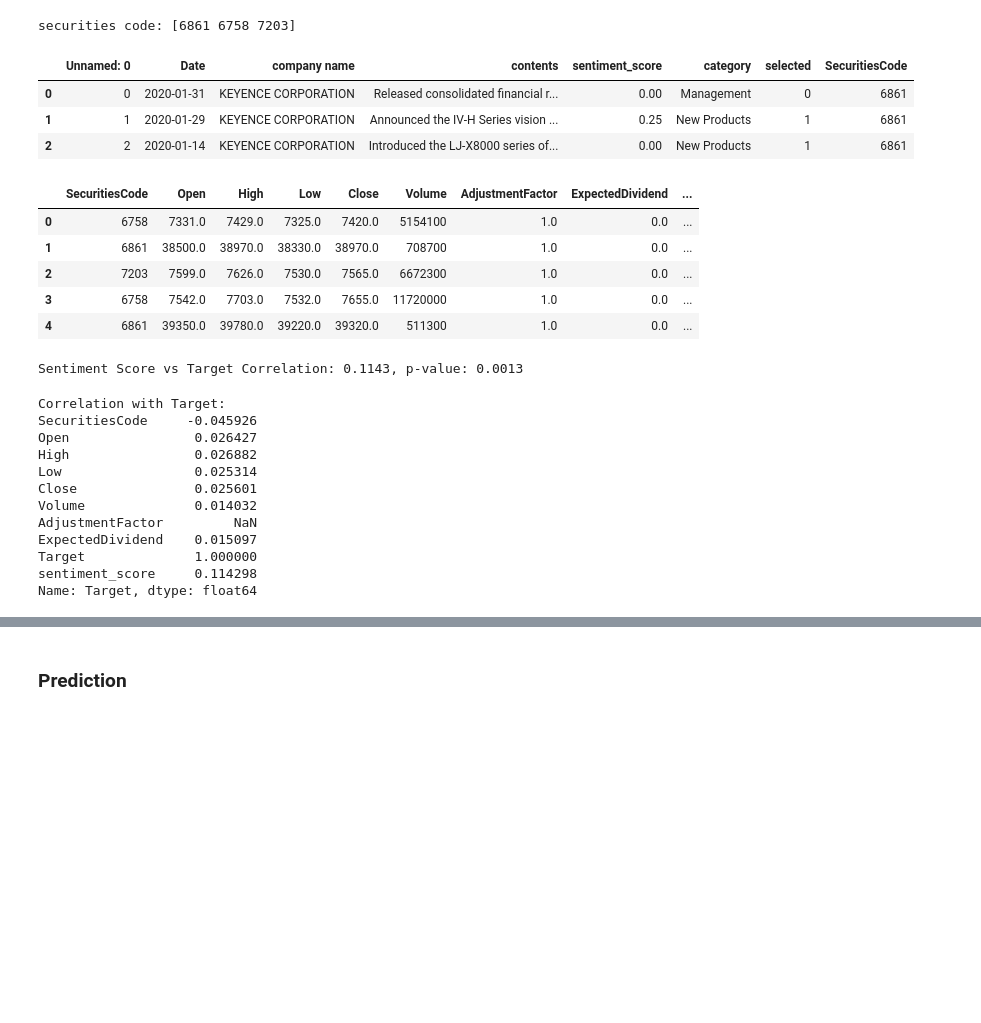
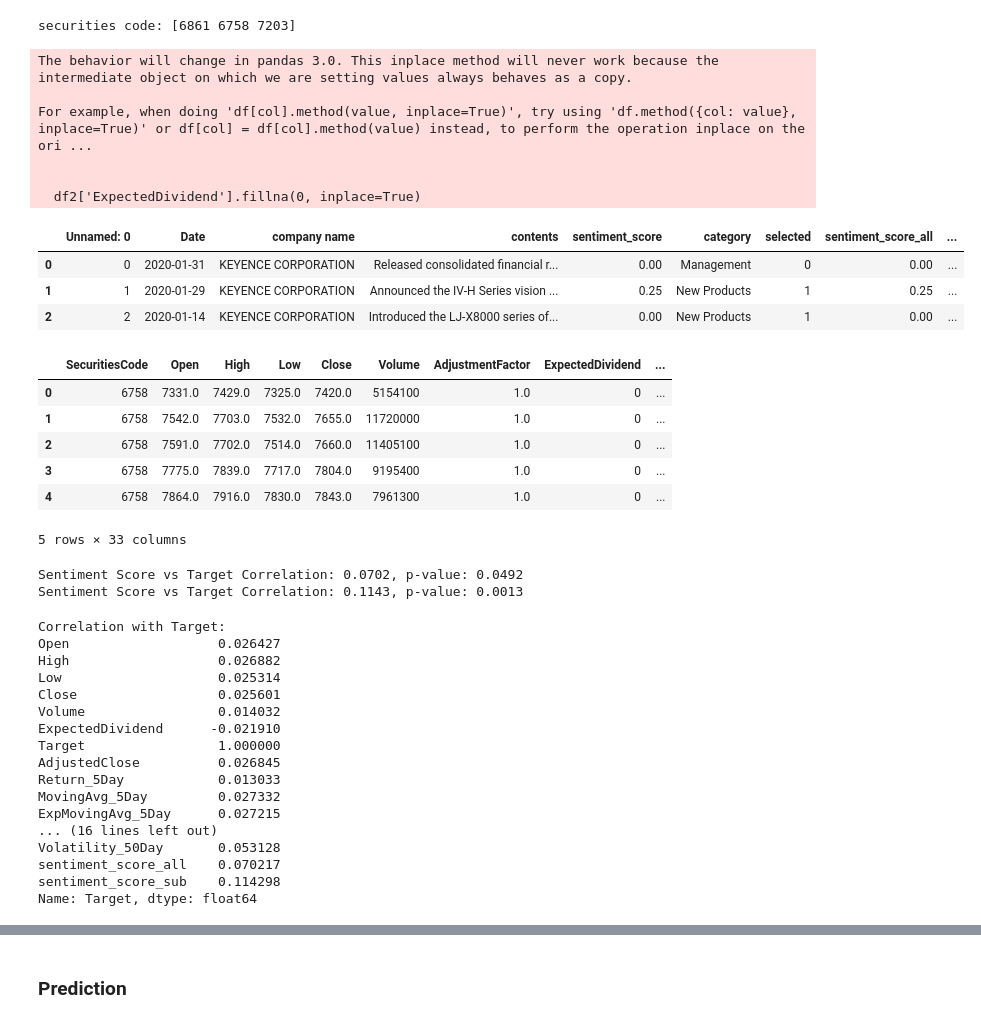
Before and after one commit to Minghui-Wu/545Project, a Jupyter notebook: news_analysis/evaluate.ipynb, the cells around one changed output, grey strips where cells are left out. Drawn from its saved outputs; the diff is of its cells as text; code cells hidden in the pictures; blank space fills up the shorter version.

```diff
--- a/news_analysis/evaluate.ipynb
+++ b/news_analysis/evaluate.ipynb
@@ -11,53 +13,72 @@ from sklearn.metrics import mean_squared_error
 # %%
 df1 = pd.read_csv('output_with_sentiment_class.csv')
 selected_types = ['Earnings', 'New Products']
 df1['selected'] = df1['category'].apply(lambda x: 1 if x in selected_types else 0)
-df1['sentiment_score'] *= df1['selected']
 
-df2 = pd.read_csv('../input/jpx-tokyo-stock-exchange-prediction/train_files/stock_prices.csv')
+df1['sentiment_score_all'] = df1['sentiment_score']
+df1['sentiment_score_sub'] = df1['sentiment_score'] * df1['selected']
+
+#df2 = pd.read_csv('../input/jpx-tokyo-stock-exchange-prediction/train_files/stock_prices.csv')
+df2 = pd.read_csv('../input/jpx-tokyo-stock-exchange-prediction/training_price_features.csv')
 df3 = pd.read_csv('../input/jpx-tokyo-stock-exchange-prediction//stock_list.csv')
 df1['date'] = pd.to_datetime(df1['date']).dt.strftime('%Y-%m-%d')
 df2['Date'] = pd.to_datetime(df2['Date']).dt.strftime('%Y-%m-%d')
 mapping = dict(zip(df3['SecuritiesCode'], df3['Name']))
 reverse_mapping = {v: k for k, v in mapping.items()}
 df1['SecuritiesCode'] = df1['company name'].map(reverse_mapping)
 df1.rename(columns={"date": "Date"}, inplace=True)
 
 df2 = df2[df2['Date'] >= '2020-01-01']
 df2 = df2[df2['Date'] <= '2020-12-31']
 df2 = df2[df2['SecuritiesCode'].isin(df1['SecuritiesCode'].unique())]
 df2['ExpectedDividend'].fillna(0, inplace=True)
 print(f"securities code: {df1['SecuritiesCode'].unique()}")
 df1.head(3)
 # %% [output]
 securities code: [6861 6758 7203]
+The behavior will change in pandas 3.0. This inplace method will never work because the intermediate object on which we are setting values always behaves as a copy.
+
+For example, when doing 'df[col].method(value, inplace=True)', try using 'df.method({col: value}, inplace=True)' or df[col] = df[col].method(value) instead, to perform the operation inplace on the ori ...
+
+
+  df2['ExpectedDividend'].fillna(0, inplace=True)
-|  | Unnamed: 0 | Date | company name | contents | sentiment_score | category | selected | SecuritiesCode |
-| 0 | 0 | 2020-01-31 | KEYENCE CORPORATION | Released consolidated financial r... | 0.00 | Management | 0 | 6861 |
-| 1 | 1 | 2020-01-29 | KEYENCE CORPORATION | Announced the IV-H Series vision ... | 0.25 | New Products | 1 | 6861 |
-| 2 | 2 | 2020-01-14 | KEYENCE CORPORATION | Introduced the LJ-X8000 series of... | 0.00 | New Products | 1 | 6861 |
+|  | Unnamed: 0 | Date | company name | contents | sentiment_score | category | selected | sentiment_score_all | ... |
+| 0 | 0 | 2020-01-31 | KEYENCE CORPORATION | Released consolidated financial r... | 0.00 | Management | 0 | 0.00 | ... |
+| 1 | 1 | 2020-01-29 | KEYENCE CORPORATION | Announced the IV-H Series vision ... | 0.25 | New Products | 1 | 0.25 | ... |
+| 2 | 2 | 2020-01-14 | KEYENCE CORPORATION | Introduced the LJ-X8000 series of... | 0.00 | New Products | 1 | 0.00 | ... |
 # %%
-df1_small = df1[['Date', 'SecuritiesCode', 'sentiment_score']].copy()
+df1_small = df1[['Date', 'SecuritiesCode', 'sentiment_score_all', 'sentiment_score_sub']].copy()
 merged_df = df2.merge(
     df1_small,
     on = ["Date", "SecuritiesCode"],
     how='left'
 )
-merged_df["sentiment_score"] = merged_df["sentiment_score"].fillna(0)
+merged_df["sentiment_score_all"] = merged_df["sentiment_score_all"].fillna(0)
+merged_df["sentiment_score_sub"] = merged_df["sentiment_score_sub"].fillna(0)
 df_numeric = merged_df.select_dtypes(include=['float64', 'int64'])
 df_numeric.head(5)
 # %% [output]
 |  | SecuritiesCode | Open | High | Low | Close | Volume | AdjustmentFactor | ExpectedDividend | ... |
-| 0 | 6758 | 7331.0 | 7429.0 | 7325.0 | 7420.0 | 5154100 | 1.0 | 0.0 | ... |
-| 1 | 6861 | 38500.0 | 38970.0 | 38330.0 | 38970.0 | 708700 | 1.0 | 0.0 | ... |
-| 2 | 7203 | 7599.0 | 7626.0 | 7530.0 | 7565.0 | 6672300 | 1.0 | 0.0 | ... |
-| 3 | 6758 | 7542.0 | 7703.0 | 7532.0 | 7655.0 | 11720000 | 1.0 | 0.0 | ... |
-| 4 | 6861 | 39350.0 | 39780.0 | 39220.0 | 39320.0 | 511300 | 1.0 | 0.0 | ... |
+| 0 | 6758 | 7331.0 | 7429.0 | 7325.0 | 7420.0 | 5154100 | 1.0 | 0 | ... |
+| 1 | 6758 | 7542.0 | 7703.0 | 7532.0 | 7655.0 | 11720000 | 1.0 | 0 | ... |
+| 2 | 6758 | 7591.0 | 7702.0 | 7514.0 | 7660.0 | 11405100 | 1.0 | 0 | ... |
+| 3 | 6758 | 7775.0 | 7839.0 | 7717.0 | 7804.0 | 9195400 | 1.0 | 0 | ... |
+| 4 | 6758 | 7864.0 | 7916.0 | 7830.0 | 7843.0 | 7961300 | 1.0 | 0 | ... |
+5 rows × 33 columns
 # %%
-sentiment_scores = merged_df['sentiment_score'].values
+sentiment_scores = merged_df['sentiment_score_all'].values
 targets = merged_df['Target'].values
 
 # Correlation between sentiment scores and Target
 sentiment_corr, sentiment_pval = pearsonr(sentiment_scores, targets)
 print(f"Sentiment Score vs Target Correlation: {sentiment_corr:.4f}, p-value: {sentiment_pval:.4f}")
+
+sentiment_scores = merged_df['sentiment_score_sub'].values
+targets = merged_df['Target'].values
+
+# Correlation between sentiment scores and Target
+sentiment_corr, sentiment_pval = pearsonr(sentiment_scores, targets)
+print(f"Sentiment Score vs Target Correlation: {sentiment_corr:.4f}, p-value: {sentiment_pval:.4f}")
 # %% [output]
+Sentiment Score vs Target Correlation: 0.0702, p-value: 0.0492
 Sentiment Score vs Target Correlation: 0.1143, p-value: 0.0013
@@ -67,16 +90,23 @@ corr_matrix = df_numeric.corr()
 # Print the correlation between each feature and the Target column
 print("Correlation with Target:")
 print(corr_matrix['Target'])
+
+corr_with_target = df_numeric.corr()['Target'].drop('Target').sort_values()
 # %% [output]
 Correlation with Target:
-SecuritiesCode     -0.045926
-Open                0.026427
-High                0.026882
-Low                 0.025314
-Close               0.025601
-Volume              0.014032
-AdjustmentFactor         NaN
-ExpectedDividend    0.015097
-Target              1.000000
-sentiment_score     0.114298
+Open                   0.026427
+High                   0.026882
+Low                    0.025314
+Close                  0.025601
+Volume                 0.014032
+ExpectedDividend      -0.021910
+Target                 1.000000
+AdjustedClose          0.026845
+Return_5Day            0.013033
+MovingAvg_5Day         0.027332
+ExpMovingAvg_5Day      0.027215
+... (16 lines left out)
+Volatility_50Day       0.053128
+sentiment_score_all    0.070217
+sentiment_score_sub    0.114298
 Name: Target, dtype: float64
```
Also changed, not shown: parts of 3 cells of this notebook, 13 other files.
